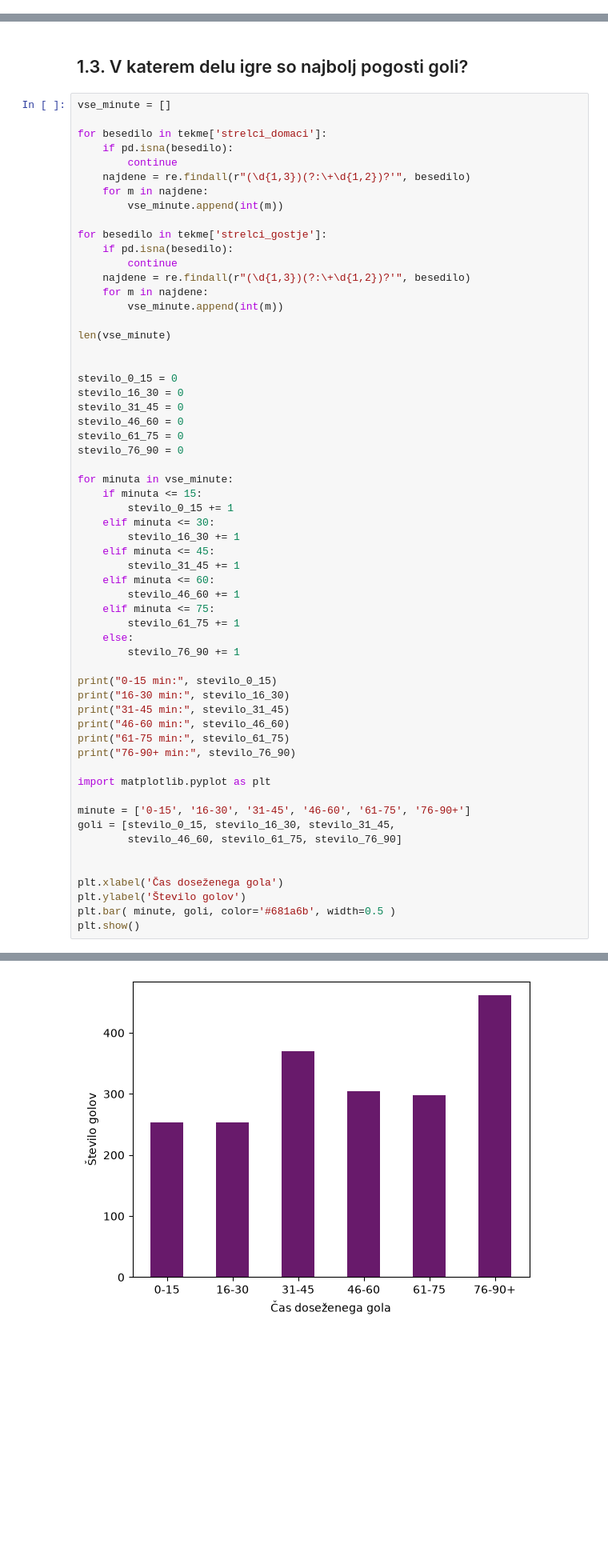
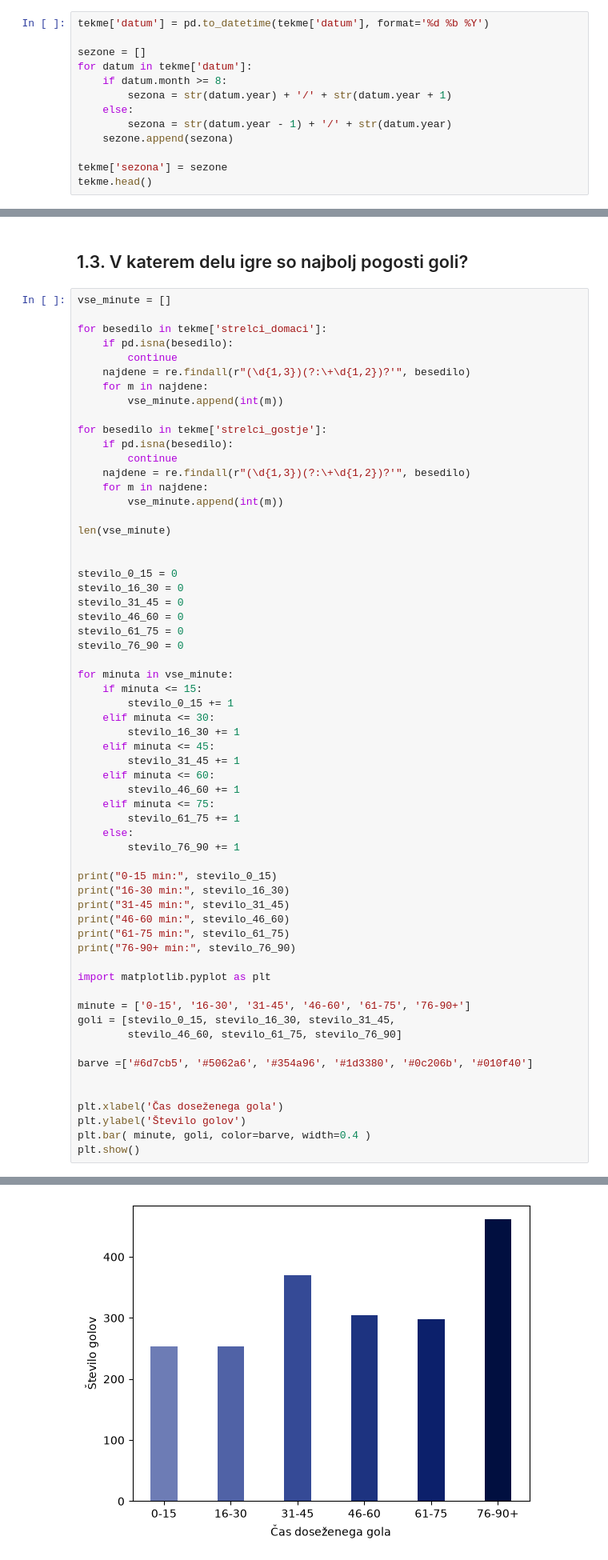
Before and after one commit to KristinaD03/projektna-UVP, a Jupyter notebook: analiza_tekem.ipynb, the cells around one changed output, grey strips where cells are left out. Shown at 80% size. Drawn from its saved outputs; the diff is of its cells as text; blank space fills up the shorter version.

```diff
--- a/analiza_tekem.ipynb
+++ b/analiza_tekem.ipynb
@@ -10,3 +10,16 @@ tekme.head()
 | 2 | 17 Aug 2025 | Manchester United | 0 | 1 | Arsenal | Patrick Dorgu 85' (Y) | Riccardo Calafiori 42' (Y), David... | ... |
 | 3 | 16 Aug 2025 | Brighton and Hove Albion | 1 | 1 | Fulham | Kaoru Mitoma 60' (Y), Ferdi Kadio... | Calvin Bassey 31' (Y), Tom Cairne... | ... |
 | 4 | 18 Aug 2025 | Leeds United | 1 | 0 | Everton | NaN | Tim Iroegbunam 56' (Y), Carlos Al... | ... |
+# %%
+tekme['datum'] = pd.to_datetime(tekme['datum'], format='%d %b %Y')
+
+sezone = []
+for datum in tekme['datum']:
+    if datum.month >= 8:
+        sezona = str(datum.year) + '/' + str(datum.year + 1)
+    else:
+        sezona = str(datum.year - 1) + '/' + str(datum.year)
+    sezone.append(sezona)
+
+tekme['sezona'] = sezone
+tekme.head()
@@ -333,32 +493,34 @@ for minuta in vse_minute:
         stevilo_46_60 += 1
     elif minuta <= 75:
         stevilo_61_75 += 1
     else:
         stevilo_76_90 += 1
 
 print("0-15 min:", stevilo_0_15)
 print("16-30 min:", stevilo_16_30)
 print("31-45 min:", stevilo_31_45)
 print("46-60 min:", stevilo_46_60)
 print("61-75 min:", stevilo_61_75)
 print("76-90+ min:", stevilo_76_90)
 
 import matplotlib.pyplot as plt
 
 minute = ['0-15', '16-30', '31-45', '46-60', '61-75', '76-90+']
 goli = [stevilo_0_15, stevilo_16_30, stevilo_31_45,
         stevilo_46_60, stevilo_61_75, stevilo_76_90]
 
+barve =['#6d7cb5', '#5062a6', '#354a96', '#1d3380', '#0c206b', '#010f40']
+
 
 plt.xlabel('Čas doseženega gola')
 plt.ylabel('Število golov')
-plt.bar( minute, goli, color='#681a6b', width=0.5 )
+plt.bar( minute, goli, color=barve, width=0.4 )
 plt.show()
 # %% [output]
 0-15 min: 254
 16-30 min: 254
 31-45 min: 370
 46-60 min: 304
 61-75 min: 298
 76-90+ min: 461
-[figure, old version]
+[figure, new version]
```
Also changed, not shown: parts of 42 cells of this notebook.
